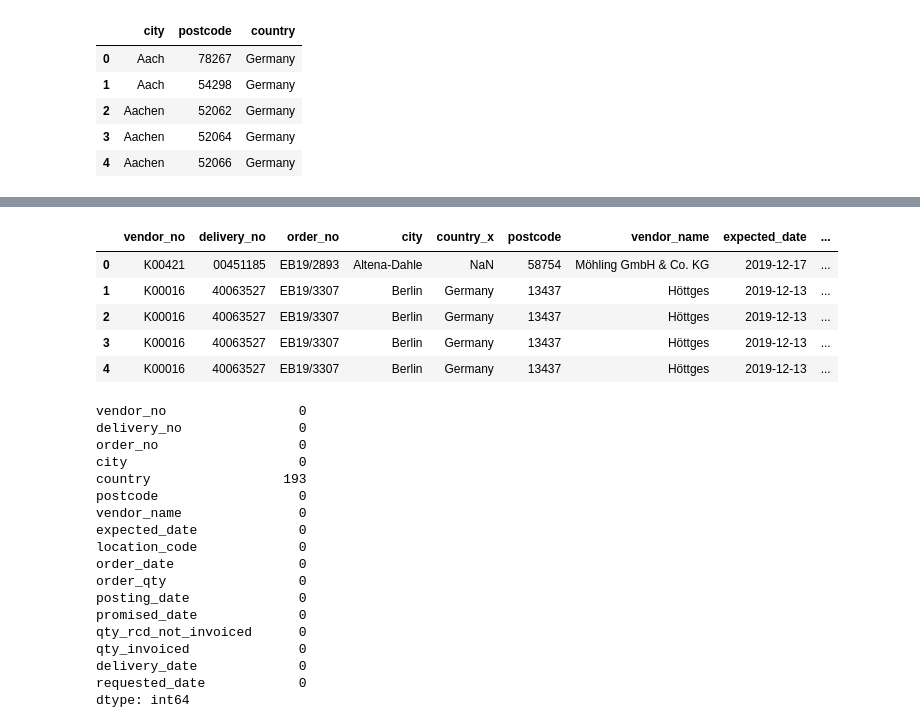
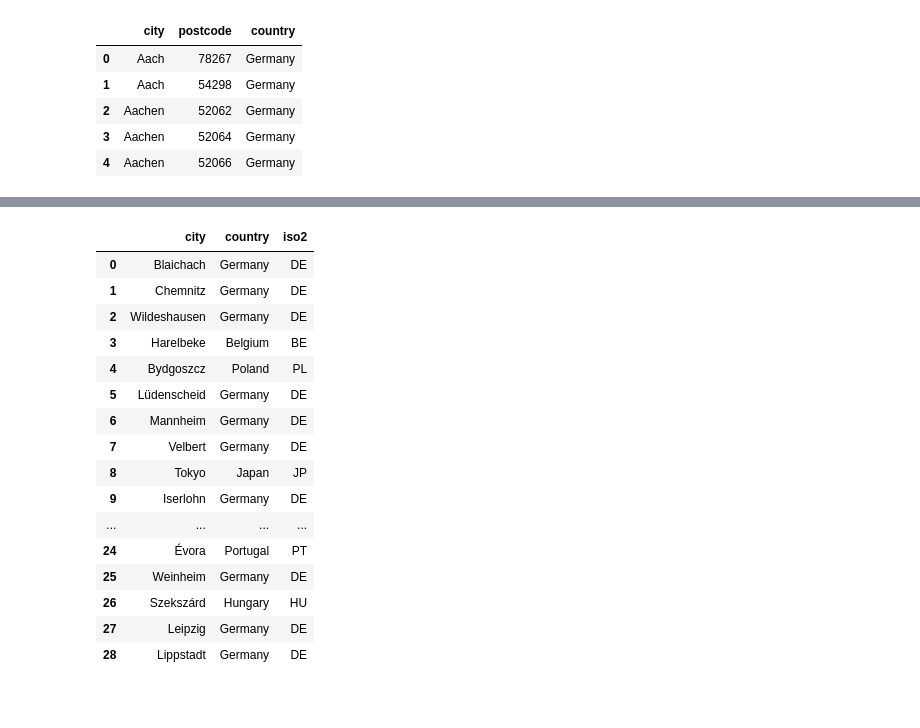
Before and after one commit to virginiaperdomoc/Delivery-Performance-Dashboard, a Jupyter notebook: lieferzeile.ipynb, the cells around one changed output, grey strips where cells are left out. Saved outputs shown, nothing was run; the diff lists cells and outputs as text; code cells hidden in the pictures; blank space fills up the shorter version.

```diff
--- a/lieferzeile.ipynb
+++ b/lieferzeile.ipynb
@@ -359,42 +305,32 @@ joined_df.head()
 | 2 | K00016 | 40063526 | EB19/3307 | Berlin | Germany | 13437 | Höttges | 2019-12-13 | ... |
 | 3 | K00268 | 27602381 | EB19/2763 | Salzweg | Germany | 94121 | Electrovac Hacht & Huber GmbH | 2019-12-13 | ... |
 | 4 | K03974 | HES0076418 | EB19/2849 | Cisano Bergamosco | NaN | IT-24034 | M.S. Ambrogio S.p.A. | 2020-10-01 | ... |
-# %%
-# we're now merging going to try to fill up all the NaN values in country
-joined_df=pd.merge(joined_df,cities, on="city", how="left") #.drop(columns="city_y").rename(columns={"city_x": "city", "country":"country2"})
-joined_df.head()
-# %% [output]
-|  | vendor_no | delivery_no | order_no | city | country_x | postcode | vendor_name | expected_date | ... |
-| 0 | K00421 | 00451185 | EB19/2893 | Altena-Dahle | NaN | 58754 | Möhling GmbH & Co. KG | 2019-12-17 | ... |
-| 1 | K00016 | 40063527 | EB19/3307 | Berlin | Germany | 13437 | Höttges | 2019-12-13 | ... |
-| 2 | K00016 | 40063527 | EB19/3307 | Berlin | Germany | 13437 | Höttges | 2019-12-13 | ... |
-| 3 | K00016 | 40063527 | EB19/3307 | Berlin | Germany | 13437 | Höttges | 2019-12-13 | ... |
-| 4 | K00016 | 40063527 | EB19/3307 | Berlin | Germany | 13437 | Höttges | 2019-12-13 | ... |
 # %%
-# let's verify the rows with NaN values in the country column and try to fill them up
-is_NaN = joined_df.isnull()
+# let's verify the rows with NaN values in the country column and try to fill them up with the cities dataframe
+is_NaN = joined_df[["city", "country"]].isnull()
 row_has_NaN = is_NaN.any(axis=1)
 rows_with_NaN = joined_df[row_has_NaN]
-rows_with_NaN=pd.merge(rows_with_NaN,cities, on="city", how="left").drop(columns="country_x").rename(columns={"country_y": "country2"})
-rows_with_NaN.insert(4, 'country',rows_with_NaN["country2"])
-rows_with_NaN=rows_with_NaN.drop(columns="country2")
-rows_with_NaN.isnull().sum()
+rows_with_NaN=rows_with_NaN[["city", "country"]].reset_index(drop=True)
+rows_with_NaN
+
+# create new_countries dataframe with the rows where a country was assigned
+new_countries=pd.merge(rows_with_NaN,cities, on="city", how="left").drop(columns="country_x").rename(columns={"country_y":"country"}).dropna().drop_duplicates(keep='first').reset_index(drop=True)
+new_countries
 # %% [output]
-vendor_no                 0
-delivery_no               0
-order_no                  0
-city                      0
-country                 193
-postcode                  0
-vendor_name               0
-expected_date             0
-location_code             0
-order_date                0
-order_qty                 0
-posting_date              0
-promised_date             0
-qty_rcd_not_invoiced      0
-qty_invoiced              0
-delivery_date             0
-requested_date            0
-dtype: int64
+|  | city | country | iso2 |
+| 0 | Blaichach | Germany | DE |
+| 1 | Chemnitz | Germany | DE |
+| 2 | Wildeshausen | Germany | DE |
+| 3 | Harelbeke | Belgium | BE |
+| 4 | Bydgoszcz | Poland | PL |
+| 5 | Lüdenscheid | Germany | DE |
+| 6 | Mannheim | Germany | DE |
+| 7 | Velbert | Germany | DE |
+| 8 | Tokyo | Japan | JP |
+| 9 | Iserlohn | Germany | DE |
+| ... | ... | ... | ... |
+| 24 | Évora | Portugal | PT |
+| 25 | Weinheim | Germany | DE |
+| 26 | Szekszárd | Hungary | HU |
+| 27 | Leipzig | Germany | DE |
+| 28 | Lippstadt | Germany | DE |
```
Also changed, not shown: parts of 30 cells of this notebook.
